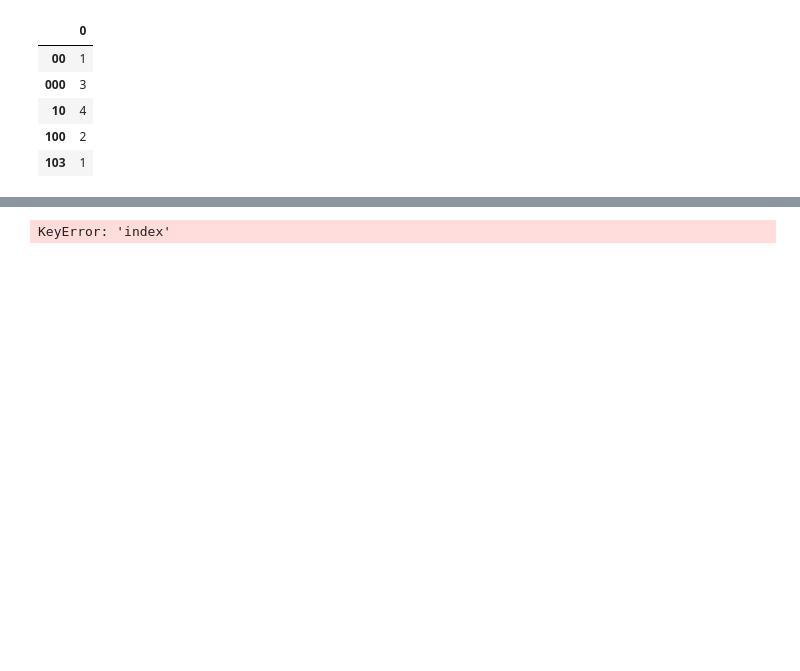
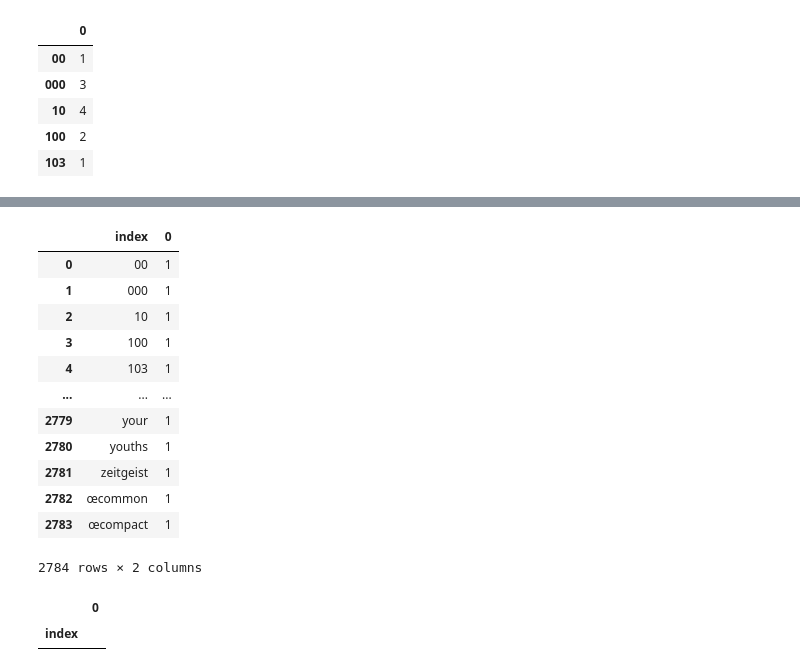
Before and after one commit to MarcBernstein0/raizel-practice-questions, a Jupyter notebook: notebook/Rafi_NLP.ipynb, the cells around one changed output, grey strips where cells are left out. Saved outputs shown, nothing was run; the diff lists cells and outputs as text; code cells hidden in the pictures; blank space fills up the shorter version.

Commit message:
need to fix groupby

```diff
--- a/notebook/Rafi_NLP.ipynb
+++ b/notebook/Rafi_NLP.ipynb
@@ -155,4 +155,4 @@ df.head()
 | 100 | 2 |
 | 103 | 1 |
 # %%
-df.reset_index()
+df = df.reset_index()
@@ -179,4 +180,23 @@ RangeIndex(start=0, stop=1, step=1)
 # %%
-df.groupby(['index'])['0'].nunique()
+df_g = df.groupby(['index']).nunique()
-# %% [output]
-KeyError: 'index'
+# %%
+df_g.reset_index()
+# %% [output]
+|  | index | 0 |
+| 0 | 00 | 1 |
+| 1 | 000 | 1 |
+| 2 | 10 | 1 |
+| 3 | 100 | 1 |
+| 4 | 103 | 1 |
+| ... | ... | ... |
+| 2779 | your | 1 |
+| 2780 | youths | 1 |
+| 2781 | zeitgeist | 1 |
+| 2782 | œcommon | 1 |
+| 2783 | œcompact | 1 |
+2784 rows × 2 columns
+# %%
+df_g[df_g[0] > 2]
+# %% [output]
+|  | 0 |
+| index |  |
```
Also changed, not shown: parts of 3 cells of this notebook.
